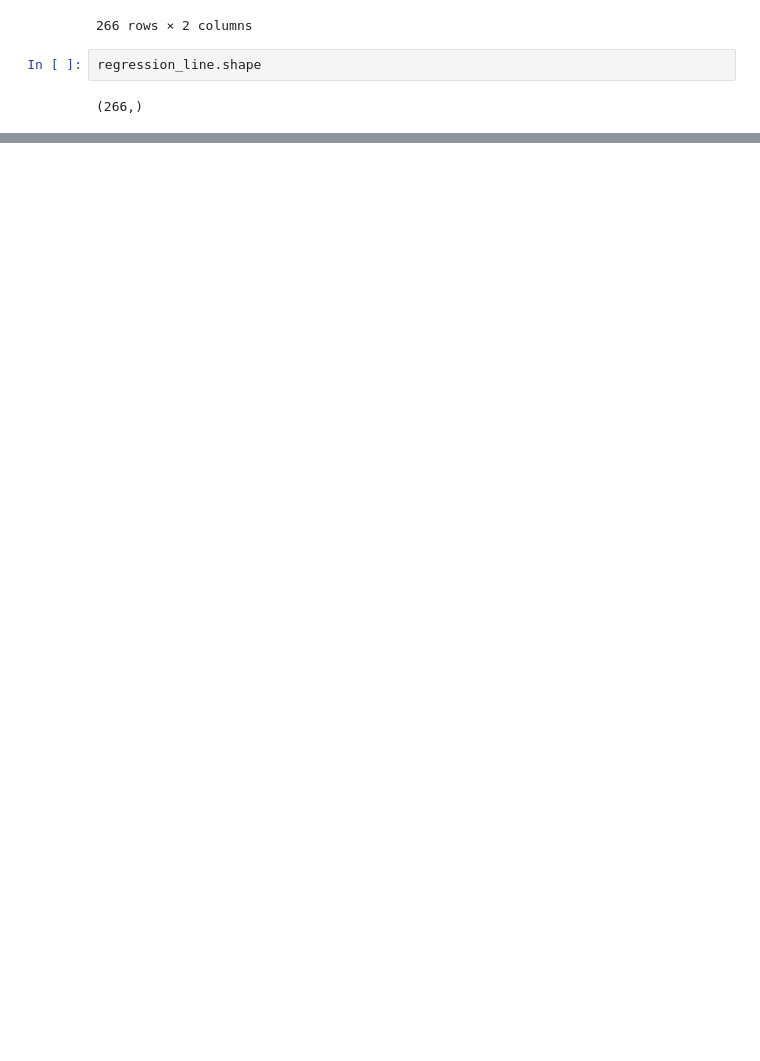
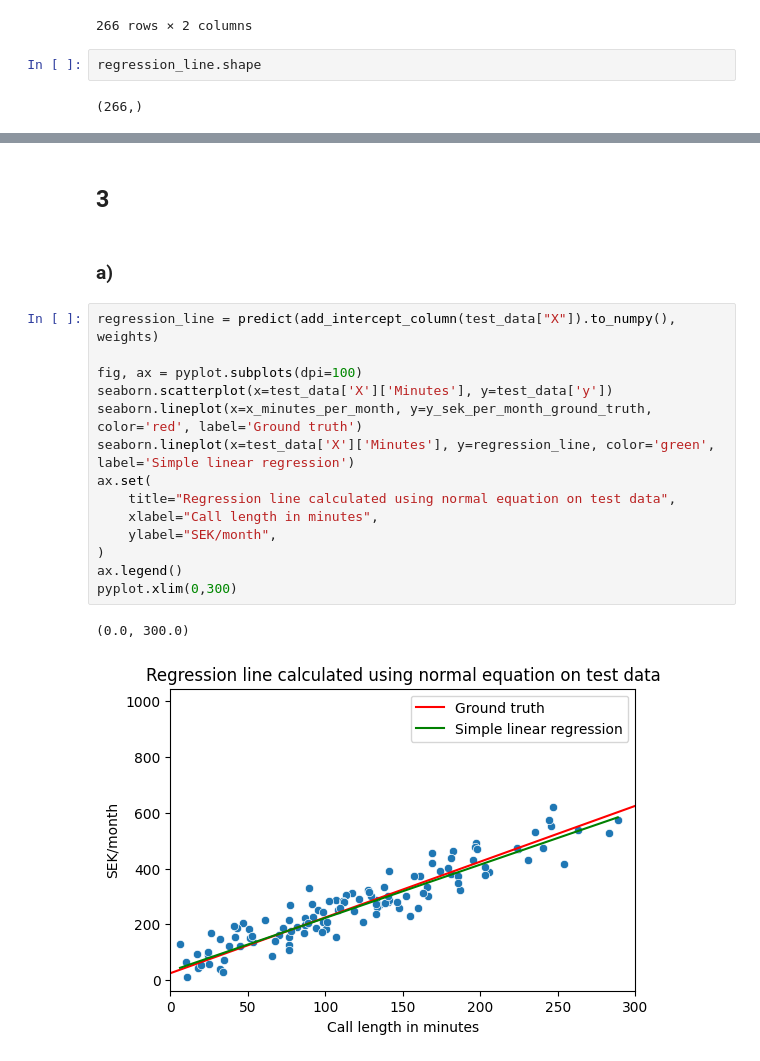
Before and after one commit to felix-tjernberg/machine-learning, a Jupyter notebook: exercises/exercise-1.ipynb, the cells around one changed output, grey strips where cells are left out. Cells and saved outputs as stored; diff of their text form; blank space fills up the shorter version.

```diff
--- a/exercises/exercise-1.ipynb
+++ b/exercises/exercise-1.ipynb
@@ -227,0 +228,21 @@ pyplot.xlim(0,300)
+# %% [markdown]
+## 3
+# %% [markdown]
+### a)
+# %%
+regression_line = predict(add_intercept_column(test_data["X"]).to_numpy(), weights)
+
+fig, ax = pyplot.subplots(dpi=100)
+seaborn.scatterplot(x=test_data['X']['Minutes'], y=test_data['y'])
+seaborn.lineplot(x=x_minutes_per_month, y=y_sek_per_month_ground_truth, color='red', label='Ground truth')
+seaborn.lineplot(x=test_data['X']['Minutes'], y=regression_line, color='green', label='Simple linear regression')
+ax.set(
+    title="Regression line calculated using normal equation on test data",
+    xlabel="Call length in minutes",
+    ylabel="SEK/month",
+)
+ax.legend()
+pyplot.xlim(0,300)
+# %% [output]
+(0.0, 300.0)
+[figure, added]
```
Also changed, not shown: parts of 5 cells of this notebook.
